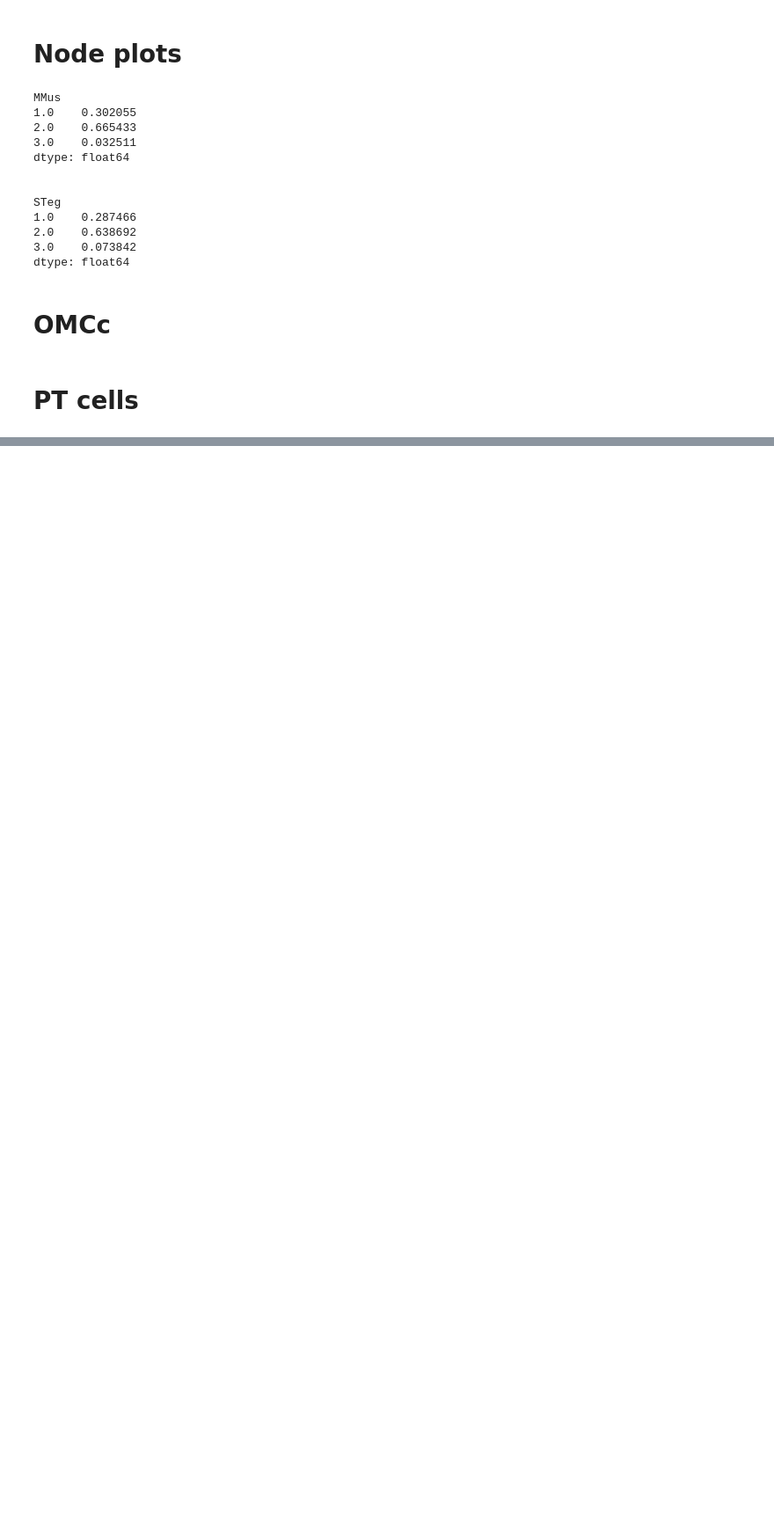
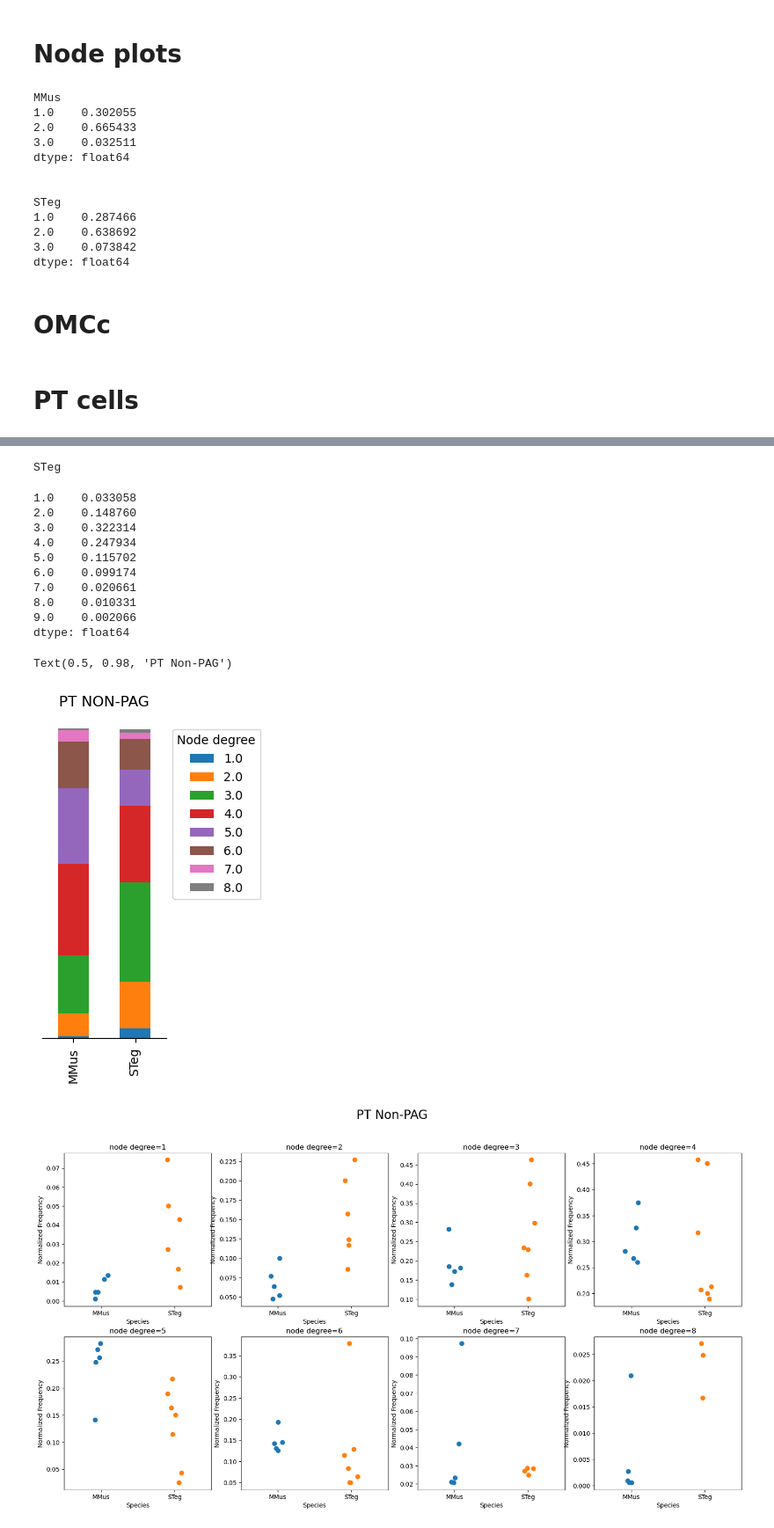
Before and after one commit to eisko/MAPseq_analysis, a Jupyter notebook: M194_M220_fig3_sc.ipynb, the cells around one changed output, grey strips where cells are left out. Shown at 88% size. Cells and saved outputs as stored; diff of their text form; code cells hidden in the pictures; blank space fills up the shorter version.

```diff
--- a/M194_M220_fig3_sc.ipynb
+++ b/M194_M220_fig3_sc.ipynb
@@ -633,0 +636,64 @@ dtype: float64
+# %%
+# non-pag (npag) pt cells
+# PAG
+
+# isolate npag cells
+omc_pt_mm_npag = []
+for i in range(len(omc_pt_mm)):
+    df = omc_pt_mm[i]
+    npag = df[~(df['PAG']>0)]
+    omc_pt_mm_npag.append(npag)
+
+omc_pt_mm_npag_all = pd.concat(omc_pt_mm_npag)
+
+omc_pt_st_npag = []
+for i in range(len(omc_pt_st)):
+    df = omc_pt_st[i]
+    npag = df[~(df['PAG']>0)]
+    omc_pt_st_npag.append(npag)
+
+omc_pt_st_npag_all = pd.concat(omc_pt_st_npag)
+
+
+# calculate node degree
+print("MMus")
+node_proportion_mm = df_to_nodes(omc_pt_mm_npag_all, drop=['OMCi'])
+display(node_proportion_mm)
+
+print("\n")
+
+print("STeg")
+node_proportion_st = df_to_nodes(omc_pt_st_npag_all, drop=['OMCi'])
+display(node_proportion_st)
+
+plot_df = pd.DataFrame(columns=['MMus', 'STeg'])
+# plot_df
+plot_df['MMus'] = node_proportion_mm
+plot_df['STeg'] = node_proportion_st
+plot_df.transpose().plot(kind='bar', stacked=True)
+plt.gca().get_yaxis().set_visible(False)
+plt.legend(bbox_to_anchor=(1.05, 0.95), loc='upper left', borderaxespad=0, title="Node degree")
+plt.gca().set_aspect(5)
+plt.gca().spines['top'].set_visible(False)
+plt.gca().spines['right'].set_visible(False)
+plt.gca().spines['left'].set_visible(False)
+plt.title("PT NON-PAG")
+# plt.savefig(out_path+"mm_st_stack.jpeg", dpi=300
+
+
+# node 1 for each individual species
+nodes_mm = df_list_to_nodes(omc_pt_mm_npag, drop=['OMCi'], species='MMus')
+nodes_st = df_list_to_nodes(omc_pt_st_npag, drop=['OMCi'], species='STeg')
+nodes_pt = pd.concat([nodes_mm, nodes_st])
+# nodes_pt
+
+fig, axs = plt.subplots(2,4, figsize=(20,10))
+i=1
+for ax in axs.flat:
+    plot = nodes_pt[nodes_pt["Node Degree"]==i]
+    sns.stripplot(plot, x="Species", y="Normalized Frequency", hue="Species",
+                  ax=ax, legend=False, size=8)
+    ax.set_title("node degree="+str(i))
+    i+=1
+fig.suptitle("PT Non-PAG", size=20)
+# %% [output]
@@ -633,0 +710,14 @@ dtype: float64
+STeg
+1.0    0.033058
+2.0    0.148760
+3.0    0.322314
+4.0    0.247934
+5.0    0.115702
+6.0    0.099174
+7.0    0.020661
+8.0    0.010331
+9.0    0.002066
+dtype: float64
+Text(0.5, 0.98, 'PT Non-PAG')
+[figure, added]
+[figure, added]
```
Also changed, not shown: parts of 2 cells of this notebook.
